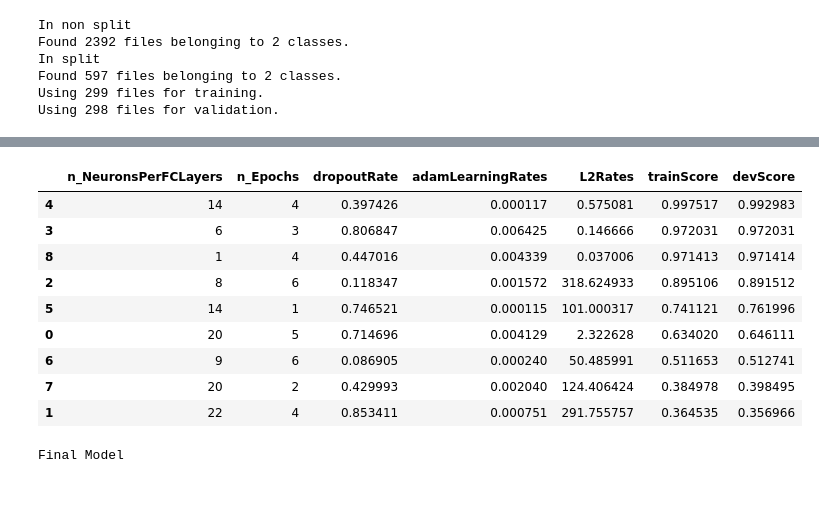
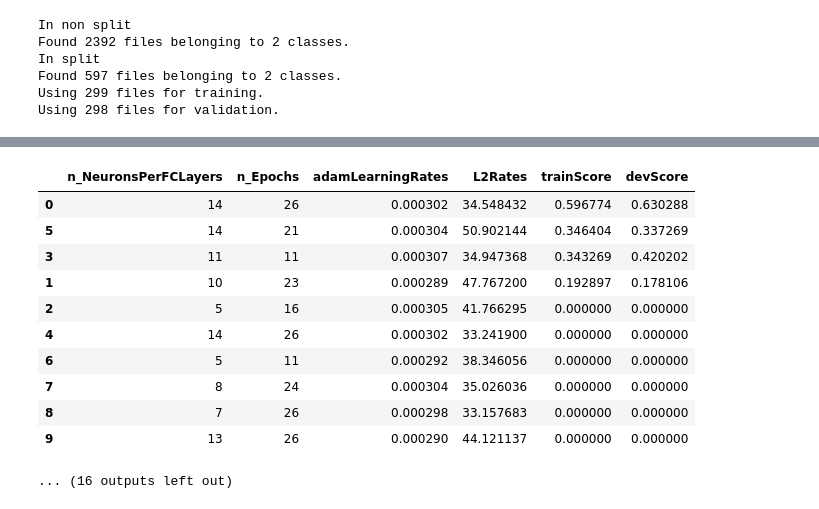
Before and after one commit to GGSimmons1992/EtnkSpVFpiZiP1zu, a Jupyter notebook: Notebooks/EffecientNet.ipynb, the cells around one changed output, grey strips where cells are left out. Saved outputs shown, nothing was run; the diff lists cells and outputs as text; code cells hidden in the pictures.

```diff
--- a/Notebooks/EffecientNet.ipynb
+++ b/Notebooks/EffecientNet.ipynb
@@ -26,3 +36,14 @@ Autosaving every 5 seconds
+# %%
+def increaseIntegerRange(argumentList):
+    newMinimum = int(np.min(argumentList) / 2)
+    newMinimum = np.max([newMinimum],1)
+    newMaximum = int(np.max(argumentList) * 2)
+    return range(newMinimum,newMaximum)
+# %%
+def increaseFloatRange(argumentTuple):
+    newMinimum = argumentTuple[0] / 2
+    newMaximum = argumentTuple[1] * 2
+    return (newMinimum,newMaximum)
 # %%
 imageShape = (180,180)
 inputShape = [imageShape[0],imageShape[1],3]
@@ -39,16 +60,14 @@ base_model = EfficientNetV2B1(
 for layer in base_model.layers:
     layer.trainable = False
 
-possibleNeuronsPerLayer = basicUtil.createRangeFromMidpoint(16,32)
-possibleEpochs = basicUtil.createRangeFromMidpoint(5,10)
+possibleNeuronsPerLayer = basicUtil.createRangeFromMidpoint(10,10)
+possibleEpochs = basicUtil.createRangeFromMidpoint(18,18)
 
-dropoutCriticalPoints = (0,1)
-adamLearningRateCriticalPoints = (1e-4,1e-2)
-L2CriticalPoints = (1e-2,1e3)
+adamLearningRateCriticalPoints = (0.000333/2,0.000333*2)
+L2CriticalPoints = (29.89698/2,29.89698*2)
 
 n_NeuronsPerFCLayers = []
 n_Epochs = []
-dropoutRates = []
 adamLearningRates = []
 L2Rates = []
 trainScores = []
@@ -63,10 +82,9 @@ while trial < 100:
     numberOfNeuronsPerFCLayer = choose(possibleNeuronsPerLayer)
     numberOfEpochs = choose(possibleEpochs)
 
-    dropoutRate = basicUtil.generateDropoutRate(dropoutCriticalPoints[0],dropoutCriticalPoints[1])
     adamLearningRate = basicUtil.generateAdamLearningRate(adamLearningRateCriticalPoints[0],adamLearningRateCriticalPoints[1])
     L2Rate = basicUtil.generateL2(L2CriticalPoints[0],L2CriticalPoints[1])
-    model = transferUtil.createTransferableModel(base_model, numberOfNeuronsPerFCLayer, dropoutRate, adamLearningRate, L2Rate)
+    model = createTransferableModelWithTwoDenseLayers(base_model, numberOfNeuronsPerFCLayer, adamLearningRate, L2Rate)
 
     model.fit(train,epochs=numberOfEpochs,verbose=0)
 
@@ -81,14 +99,13 @@ while trial < 100:
         print('devScore')
         devScore = model.evaluate(dev)[1]
 
-        if (devScore > 0.91) and (devScore > bestDevScore):
+        if devScore > bestDevScore:
             testScore = model.evaluate(test)[1]
             model_path = f'../Models/best_effecientnet_model_.h5'
             model.save(model_path)
             bestModelParams = {
                 'n_NeuronsPerFCLayers' : int(numberOfNeuronsPerFCLayer),
                 'n_Epochs' : int(numberOfEpochs),
-                'dropoutRate' : dropoutRate,
                 'adamLearningRates' : adamLearningRate,
                 'L2Rates' : L2Rate,
                 'modelSize' : model_size,
@@ -104,7 +121,6 @@ while trial < 100:
         n_Epochs.append(numberOfEpochs)
 
         adamLearningRates.append(adamLearningRate)
-        dropoutRates.append(dropoutRate)
         L2Rates.append(L2Rate)
         trainScores.append(trainScore)
         devScores.append(devScore)
@@ -113,8 +129,8 @@ while trial < 100:
         trial += 1
     else:
         print(f'redoing trial {trial}. Model was {model_size}MB.')
-        failedTrial = transferUtil.createTransferModelParametersDF([numberOfNeuronsPerFCLayer],[numberOfEpochs],
-                                              [dropoutRate],[adamLearningRate],[L2Rate],[np.nan],[np.nan])
+        failedTrial = transferUtil.createTransferModelParametersDF([numberOfNeuronsPerFCLayer],[numberOfEpochs],[adamLearningRate],
+                                                                   [L2Rate],[np.nan],[np.nan])
         display(failedTrial)
         oversizedNeuronNumbers.append(numberOfNeuronsPerFCLayer)
         oversizedEpochNumbers.append(numberOfEpochs)
@@ -125,22 +141,29 @@ while trial < 100:
             oversizedEpochNumbers = []
 
     if (trial % 10 == 9):
-        modelParametersDF = transferUtil.createTransferModelParametersDF(n_NeuronsPerFCLayers,n_Epochs,
-                                                dropoutRates,adamLearningRates,L2Rates,trainScores,devScores)
+        modelParametersDF = transferUtil.createTransferModelParametersDF(n_NeuronsPerFCLayers,n_Epochs
+                                                                         ,adamLearningRates,L2Rates,trainScores,devScores)
         modelParametersDF = modelParametersDF.sort_values(by='trainScore', ascending=False)
         display(modelParametersDF)
 
         top5 = modelParametersDF[0:5]
-        possibleNumberOfNeuronsPerFCLayer = basicUtil.getAdjustedRange(top5['n_NeuronsPerFCLayers'])
 
-        possibleNumberOfEpochs = basicUtil.getAdjustedRange(top5['n_Epochs'])
-        dropoutCriticalPoints = basicUtil.calculateCriticalPoints(top5['dropoutRate'])
-        adamLearningRateCriticalPoints = basicUtil.calculateLogisticCriticalPoints(top5['adamLearningRates'])
-        L2CriticalPoints = basicUtil.calculateLogisticCriticalPoints(top5['L2Rates'])
+        if len(list(top5['n_NeuronsPerFCLayers'])) > 0:
+            bestTrainScoreOfSet = list(top5['trainScore'])[0]
+            if bestTrainScoreOfSet > 0.01:
+                possibleNumberOfNeuronsPerFCLayer = basicUtil.getAdjustedRange(top5['n_NeuronsPerFCLayers'])
+
+                possibleNumberOfEpochs = basicUtil.getAdjustedRange(top5['n_Epochs'])
+                adamLearningRateCriticalPoints = basicUtil.calculateLogisticCriticalPoints(top5['adamLearningRates'])
+                L2CriticalPoints = basicUtil.calculateLogisticCriticalPoints(top5['L2Rates'])
+            else:
+                possibleNumberOfNeuronsPerFCLayer = increaseIntegerRange(possibleNumberOfNeuronsPerFCLayer)
+                possibleNumberOfEpochs = increaseIntegerRange(possibleNumberOfEpochs)
+                adamLearningRateCriticalPoints = increaseFloatRange(adamLearningRateCriticalPoints)
+                L2CriticalPoints = increaseFloatRange(L2CriticalPoints)
 
         n_NeuronsPerFCLayers = []
         n_Epochs = []
-        dropoutRates = []
         adamLearningRates = []
         L2Rates = []
         trainScores = []
@@ -226,11 +272,12 @@ concluding trial  8
-|  | n_NeuronsPerFCLayers | n_Epochs | dropoutRate | adamLearningRates | L2Rates | trainScore | devScore |
-| 4 | 14 | 4 | 0.397426 | 0.000117 | 0.575081 | 0.997517 | 0.992983 |
-| 3 | 6 | 3 | 0.806847 | 0.006425 | 0.146666 | 0.972031 | 0.972031 |
-| 8 | 1 | 4 | 0.447016 | 0.004339 | 0.037006 | 0.971413 | 0.971414 |
-| 2 | 8 | 6 | 0.118347 | 0.001572 | 318.624933 | 0.895106 | 0.891512 |
-| 5 | 14 | 1 | 0.746521 | 0.000115 | 101.000317 | 0.741121 | 0.761996 |
-| 0 | 20 | 5 | 0.714696 | 0.004129 | 2.322628 | 0.634020 | 0.646111 |
-| 6 | 9 | 6 | 0.086905 | 0.000240 | 50.485991 | 0.511653 | 0.512741 |
-| 7 | 20 | 2 | 0.429993 | 0.002040 | 124.406424 | 0.384978 | 0.398495 |
-| 1 | 22 | 4 | 0.853411 | 0.000751 | 291.755757 | 0.364535 | 0.356966 |
+|  | n_NeuronsPerFCLayers | n_Epochs | adamLearningRates | L2Rates | trainScore | devScore |
+| 0 | 14 | 26 | 0.000302 | 34.548432 | 0.596774 | 0.630288 |
+| 5 | 14 | 21 | 0.000304 | 50.902144 | 0.346404 | 0.337269 |
+| 3 | 11 | 11 | 0.000307 | 34.947368 | 0.343269 | 0.420202 |
+| 1 | 10 | 23 | 0.000289 | 47.767200 | 0.192897 | 0.178106 |
+| 2 | 5 | 16 | 0.000305 | 41.766295 | 0.000000 | 0.000000 |
+| 4 | 14 | 26 | 0.000302 | 33.241900 | 0.000000 | 0.000000 |
+| 6 | 5 | 11 | 0.000292 | 38.346056 | 0.000000 | 0.000000 |
+| 7 | 8 | 24 | 0.000304 | 35.026036 | 0.000000 | 0.000000 |
+| 8 | 7 | 26 | 0.000298 | 33.157683 | 0.000000 | 0.000000 |
+| 9 | 13 | 26 | 0.000290 | 44.121137 | 0.000000 | 0.000000 |
-Final Model
+... (16 outputs left out)
```
Also changed, not shown: parts of 3 cells of this notebook, 21 other files.
